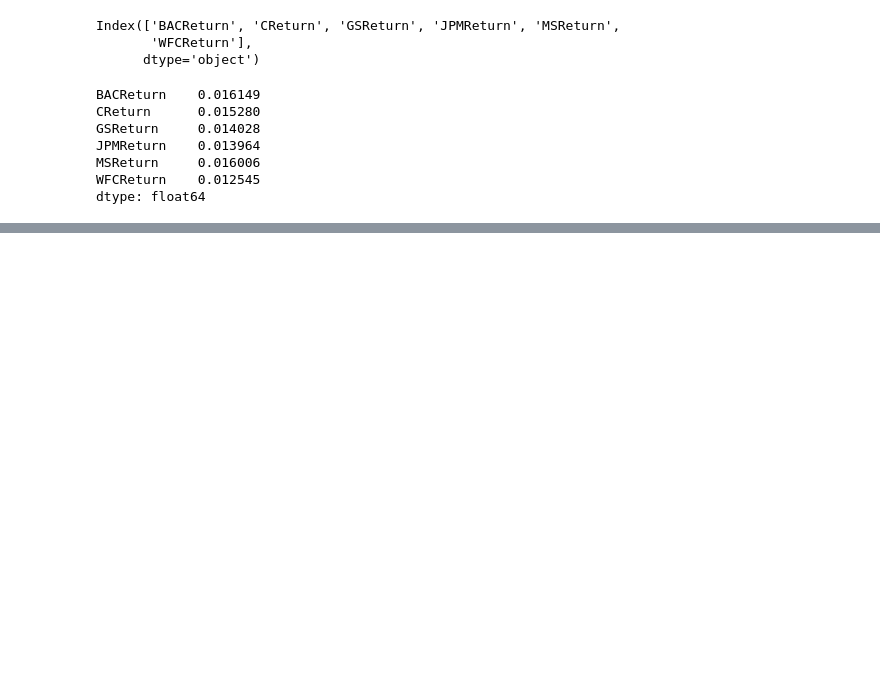
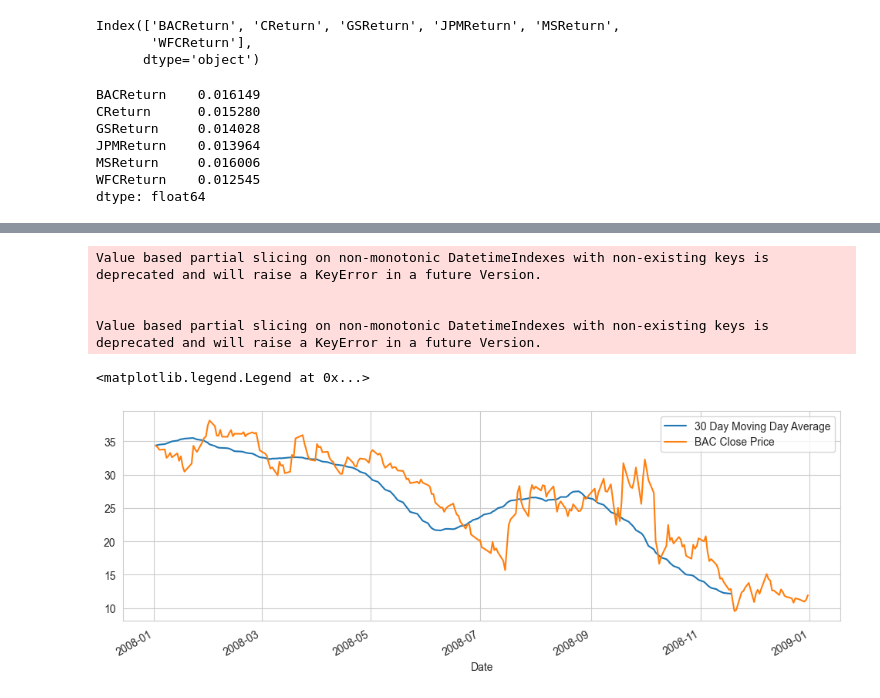
Before and after one commit to Ryan-nd/Data-Science-Capstone-Project-Finance-Analysis, a Jupyter notebook: Finance Project.ipynb, the cells around one changed output, grey strips where cells are left out. Saved outputs shown, nothing was run; the diff lists cells and outputs as text; code cells hidden in the pictures; blank space fills up the shorter version.

```diff
--- a/Finance Project.ipynb
+++ b/Finance Project.ipynb
@@ -155,0 +173,11 @@ sns.displot(returns.loc['2008-01-01':'2008-12-12']["CReturn"], color = 'red', bi
+# %%
+BAC['Close'].loc['2008-01-01':'2009-01-01'].rolling(window=30).mean().plot(label = '30 Day Moving Day Average',figsize=(12,4))
+BAC['Close'].loc['2008-01-01':'2009-01-01'].plot(label = 'BAC Close Price')
+plt.legend()
+# %% [output]
+Value based partial slicing on non-monotonic DatetimeIndexes with non-existing keys is deprecated and will raise a KeyError in a future Version.
+
+
+Value based partial slicing on non-monotonic DatetimeIndexes with non-existing keys is deprecated and will raise a KeyError in a future Version.
+<matplotlib.legend.Legend at 0x...>
+[figure, added]
```
Also changed, not shown: parts of 9 cells of this notebook.
